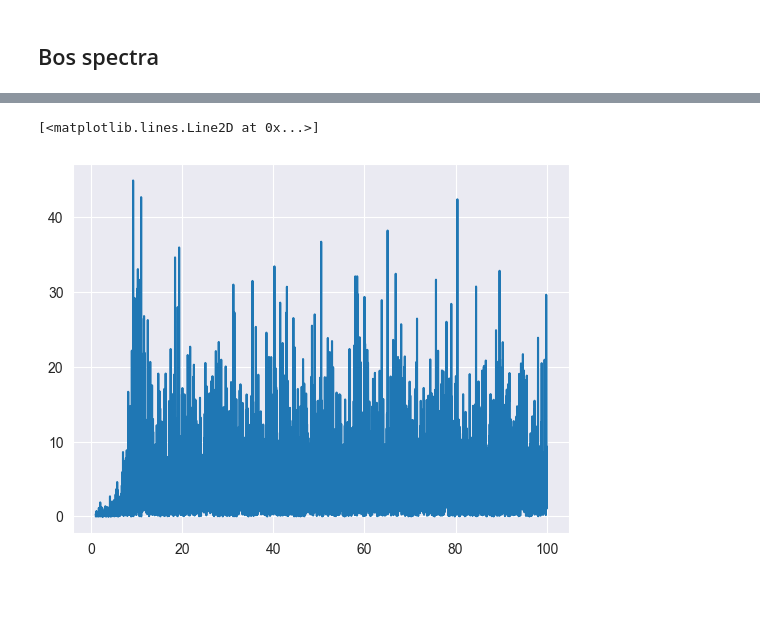
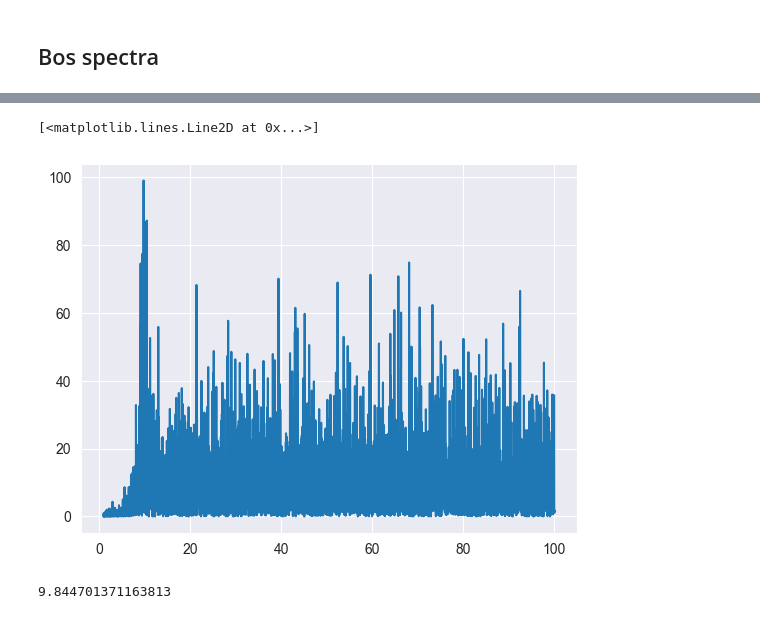
Before and after one commit to INM-6/elephant, a Jupyter notebook: doc/tutorials/spike_power_spectra.ipynb, the cells around one changed output, grey strips where cells are left out. Cells and saved outputs as stored; diff of their text form; code cells hidden in the pictures.

```diff
--- a/doc/tutorials/spike_power_spectra.ipynb
+++ b/doc/tutorials/spike_power_spectra.ipynb
@@ -185,10 +196,17 @@ f_bo, psd_bo = powerspec(
 # %%
 # Limit frequency axis to 1-100 Hz
 lower_f_index = np.where(f_bo>1)[0][0]
 upper_f_index = np.where(f_bo>100)[0][0]
 plt.plot(
     f_bo[lower_f_index:upper_f_index],
-    np.transpose(psd_bo[0, lower_f_index:upper_f_index])/2)
+    np.transpose(psd_bo[0, lower_f_index:upper_f_index]))
 # %% [output]
 [<matplotlib.lines.Line2D at 0x...>]
-[figure, old version]
+[figure, new version]
+# %%
+# Check average power in tail
+lower_f_index = np.where(f_bo>50)[0][0]
+upper_f_index = np.where(f_bo>100)[0][0]
+np.mean(np.transpose(psd_bo[0,lower_f_index:upper_f_index]))
+# %% [output]
+9.844701371163813
```
Also changed, not shown: parts of 9 cells of this notebook.
